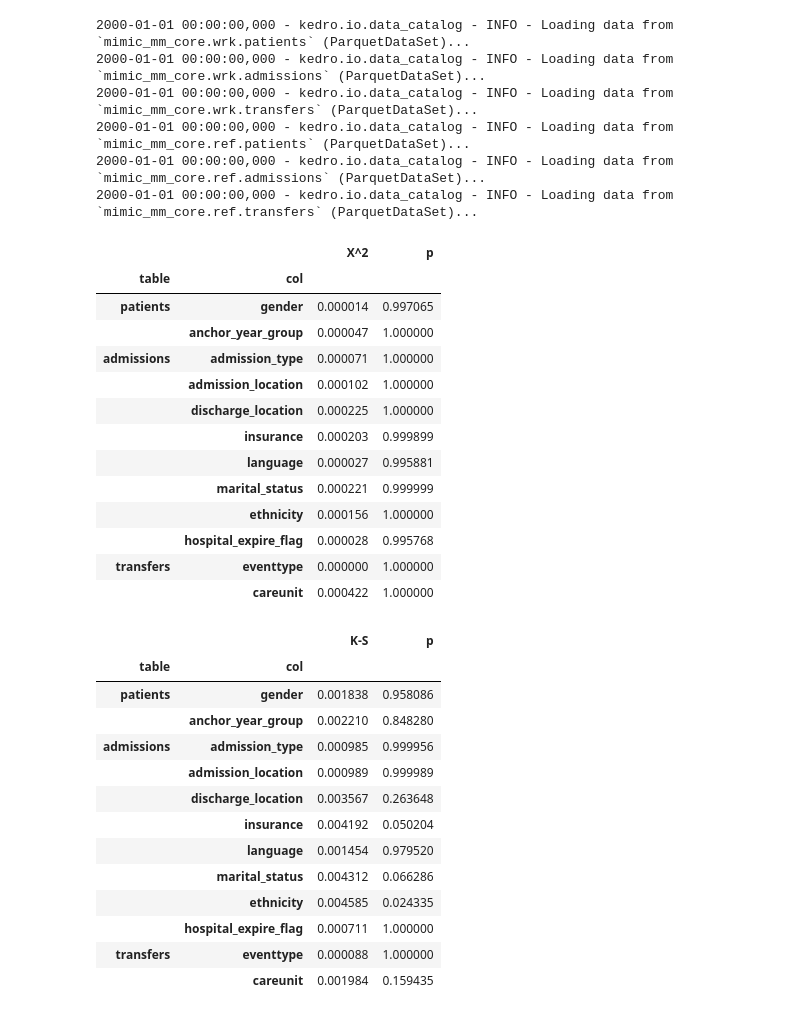
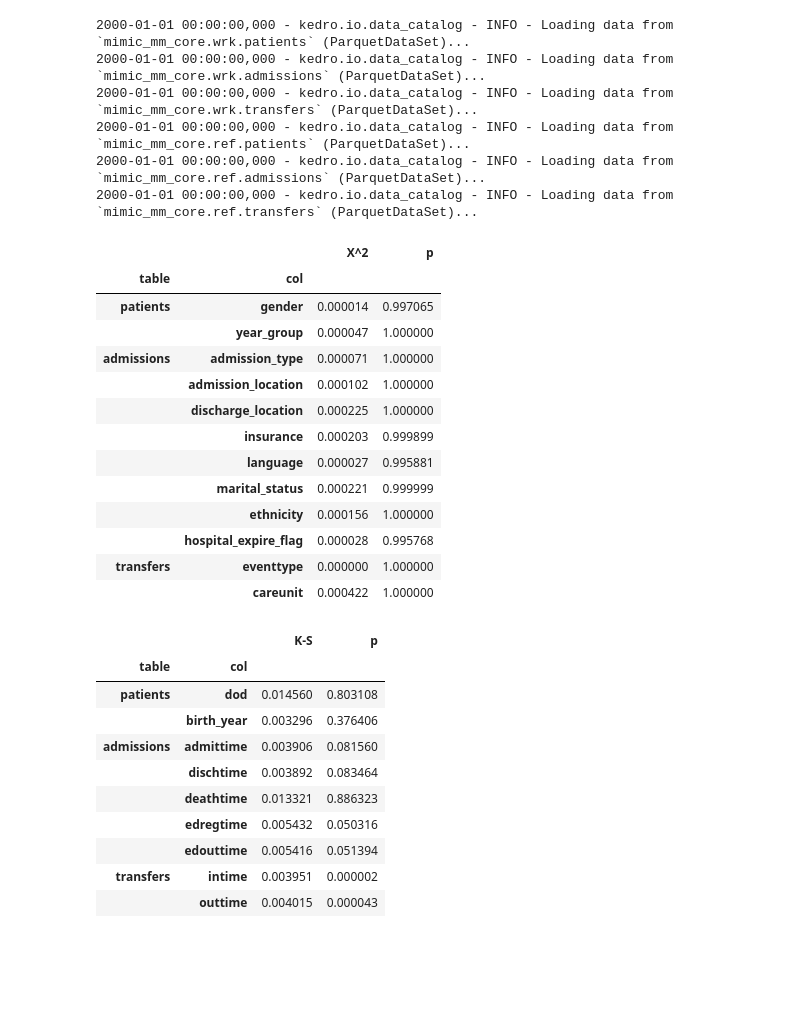
Before and after one commit to pasteur-dev/pasteur, a Jupyter notebook: notebooks/scratch.ipynb, the cells around one changed output. Drawn from its saved outputs; the diff is of its cells as text; code cells hidden in the pictures; blank space fills up the shorter version.

Commit message:
tweak cs and patient tables

```diff
--- a/notebooks/scratch.ipynb
+++ b/notebooks/scratch.ipynb
@@ -41,6 +41,7 @@ def is_categorical(table, col):
         # Patient
         "gender",
         "anchor_year_group",
+        "year_group",
         # Admissions
         "admission_type",
         "admission_location",
@@ -115,7 +116,7 @@ res.set_index(keys=["table", "col"]).style.background_gradient(axis=0)
 |  |  | X^2 | p |
 | table | col |  |  |
 | patients | gender | 0.000014 | 0.997065 |
-|  | anchor_year_group | 0.000047 | 1.000000 |
+|  | year_group | 0.000047 | 1.000000 |
 | admissions | admission_type | 0.000071 | 1.000000 |
 |  | admission_location | 0.000102 | 1.000000 |
 |  | discharge_location | 0.000225 | 1.000000 |
@@ -129,32 +130,29 @@ res.set_index(keys=["table", "col"]).style.background_gradient(axis=0)
 # %%
 from scipy.stats import ks_2samp
 
 res = []
 for name, (a, b) in tables.items():
     for col in a.keys():
-        if not is_categorical(name, col):
+        if is_categorical(name, col) or is_id(name, col):
             continue
         c, d = a[col].dropna(), b[col].dropna()
         ks, p = ks_2samp(c, d)
         res.append([name, col, ks, p])
 
 res = pd.DataFrame(res, columns=["table", "col", "K-S", "p"])
 res.set_index(keys=["table", "col"]).style.background_gradient(axis=0)
 # %% [output]
 |  |  | K-S | p |
 | table | col |  |  |
-| patients | gender | 0.001838 | 0.958086 |
-|  | anchor_year_group | 0.002210 | 0.848280 |
-| admissions | admission_type | 0.000985 | 0.999956 |
-|  | admission_location | 0.000989 | 0.999989 |
-|  | discharge_location | 0.003567 | 0.263648 |
-|  | insurance | 0.004192 | 0.050204 |
-|  | language | 0.001454 | 0.979520 |
-|  | marital_status | 0.004312 | 0.066286 |
-|  | ethnicity | 0.004585 | 0.024335 |
-|  | hospital_expire_flag | 0.000711 | 1.000000 |
-| transfers | eventtype | 0.000088 | 1.000000 |
-|  | careunit | 0.001984 | 0.159435 |
+| patients | dod | 0.014560 | 0.803108 |
+|  | birth_year | 0.003296 | 0.376406 |
+| admissions | admittime | 0.003906 | 0.081560 |
+|  | dischtime | 0.003892 | 0.083464 |
+|  | deathtime | 0.013321 | 0.886323 |
+|  | edregtime | 0.005432 | 0.050316 |
+|  | edouttime | 0.005416 | 0.051394 |
+| transfers | intime | 0.003951 | 0.000002 |
+|  | outtime | 0.004015 | 0.000043 |
 # %%
 def get_parent(table):
     match table:
```
Also changed, not shown: parts of 7 cells of this notebook.
